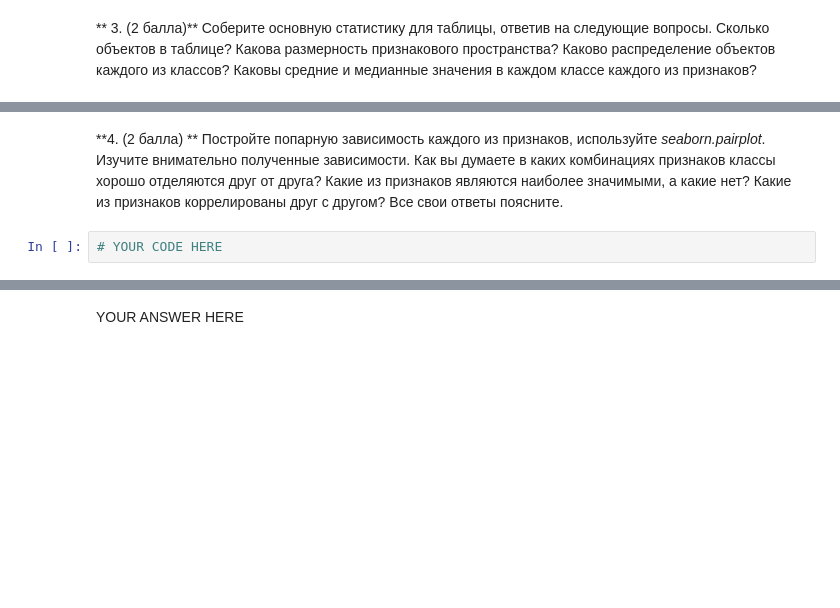
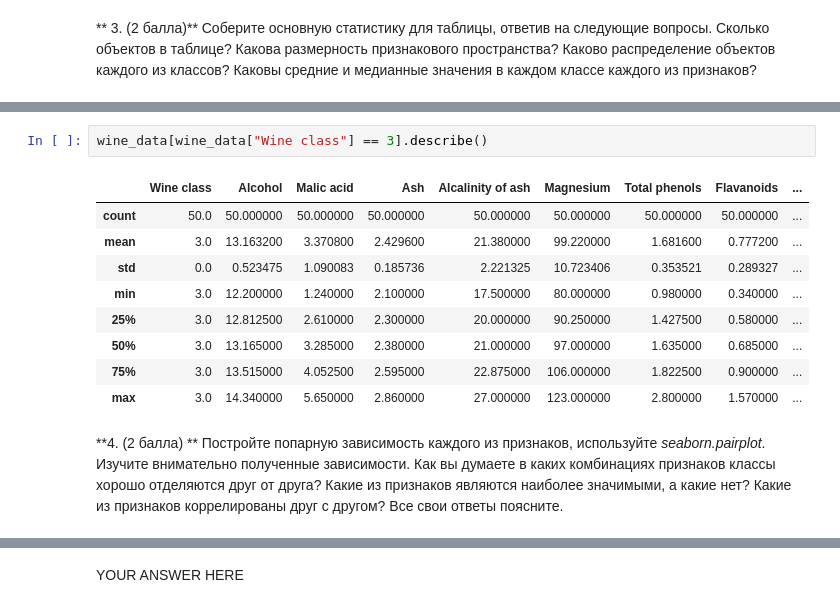
Before and after one commit to creaciond/3rd-year-programming, a Jupyter notebook: homeworks/2018-02-03 lab1.ipynb, the cells around one changed output, grey strips where cells are left out. Saved outputs shown, nothing was run; the diff lists cells and outputs as text; blank space fills up the shorter version.

```diff
--- a/homeworks/2018-02-03 lab1.ipynb
+++ b/homeworks/2018-02-03 lab1.ipynb
@@ -115,4 +183,14 @@ YOUR ANSWER HERE
+# %%
+wine_data[wine_data["Wine class"] == 3].describe()
+# %% [output]
+|  | Wine class | Alcohol | Malic acid | Ash | Alcalinity of ash | Magnesium | Total phenols | Flavanoids | ... |
+| count | 50.0 | 50.000000 | 50.000000 | 50.000000 | 50.000000 | 50.000000 | 50.000000 | 50.000000 | ... |
+| mean | 3.0 | 13.163200 | 3.370800 | 2.429600 | 21.380000 | 99.220000 | 1.681600 | 0.777200 | ... |
+| std | 0.0 | 0.523475 | 1.090083 | 0.185736 | 2.221325 | 10.723406 | 0.353521 | 0.289327 | ... |
+| min | 3.0 | 12.200000 | 1.240000 | 2.100000 | 17.500000 | 80.000000 | 0.980000 | 0.340000 | ... |
+| 25% | 3.0 | 12.812500 | 2.610000 | 2.300000 | 20.000000 | 90.250000 | 1.427500 | 0.580000 | ... |
+| 50% | 3.0 | 13.165000 | 3.285000 | 2.380000 | 21.000000 | 97.000000 | 1.635000 | 0.685000 | ... |
+| 75% | 3.0 | 13.515000 | 4.052500 | 2.595000 | 22.875000 | 106.000000 | 1.822500 | 0.900000 | ... |
+| max | 3.0 | 14.340000 | 5.650000 | 2.860000 | 27.000000 | 123.000000 | 2.800000 | 1.570000 | ... |
 # %% [markdown]
 **4. (2 балла) ** Постройте попарную зависимость каждого из признаков, используйте *seaborn.pairplot*. Изучите внимательно полученные зависимости. Как вы думаете в каких комбинациях признаков классы хорошо отделяются друг от друга? Какие из признаков являются наиболее значимыми, а какие нет? Какие из признаков коррелированы друг с другом? Все свои ответы поясните.
-# %%
-# YOUR CODE HERE
```
Also changed, not shown: parts of 15 cells of this notebook.
